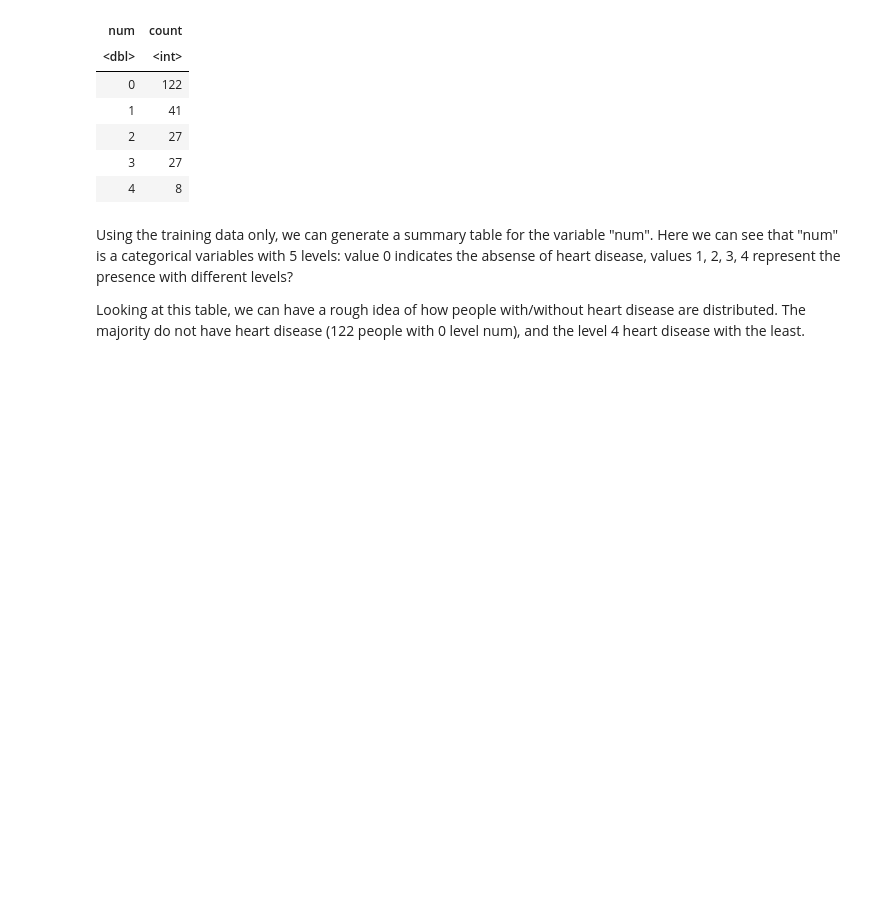
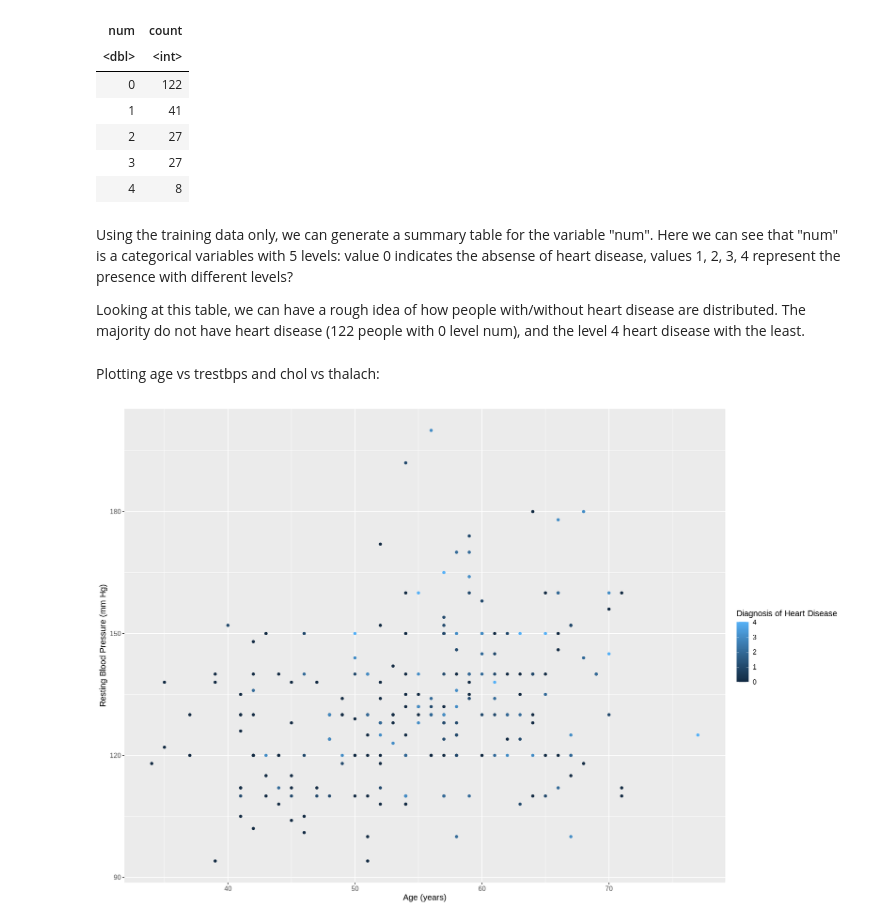
Before and after one commit to Yi-Lin-Wang/Group-32-best-group, a Jupyter notebook: wrangled_data.ipynb, the cells around one changed output. Cells and saved outputs as stored; diff of their text form; code cells hidden in the pictures; blank space fills up the shorter version.

Commit message:
Created Visualizations

```diff
--- a/wrangled_data.ipynb
+++ b/wrangled_data.ipynb
@@ -114,3 +114,15 @@ A tibble: 5 × 2
 Using the training data only, we can generate a summary table for the variable "num". Here we can see that "num" is a categorical variables with 5 levels: value 0 indicates the absense of heart disease, values 1, 2, 3, 4 represent the presence with different levels?
 
 Looking at this table, we can have a rough idea of how people with/without heart disease are distributed. The majority do not have heart disease (122 people with 0 level num), and the level 4 heart disease with the least.
+# %% [markdown]
+Plotting age vs trestbps and chol vs thalach:
+# %%
+options(repr.plot.width = 15, repr.plot.height = 10)
+heart_deasease_plot_1 <- heart_disease_training |>
+    ggplot(aes(x = age, y = trestbps, color = num)) +
+    geom_point() +
+    labs(x = "Age (years)", y = "Resting Blood Pressure (mm Hg)", color = "Diagnosis of Heart Disease") +
+    theme(text = element_text(size = 12))
+heart_deasease_plot_1
+# %% [output]
+[figure, added]
```
Also changed, not shown: parts of 3 cells of this notebook.
